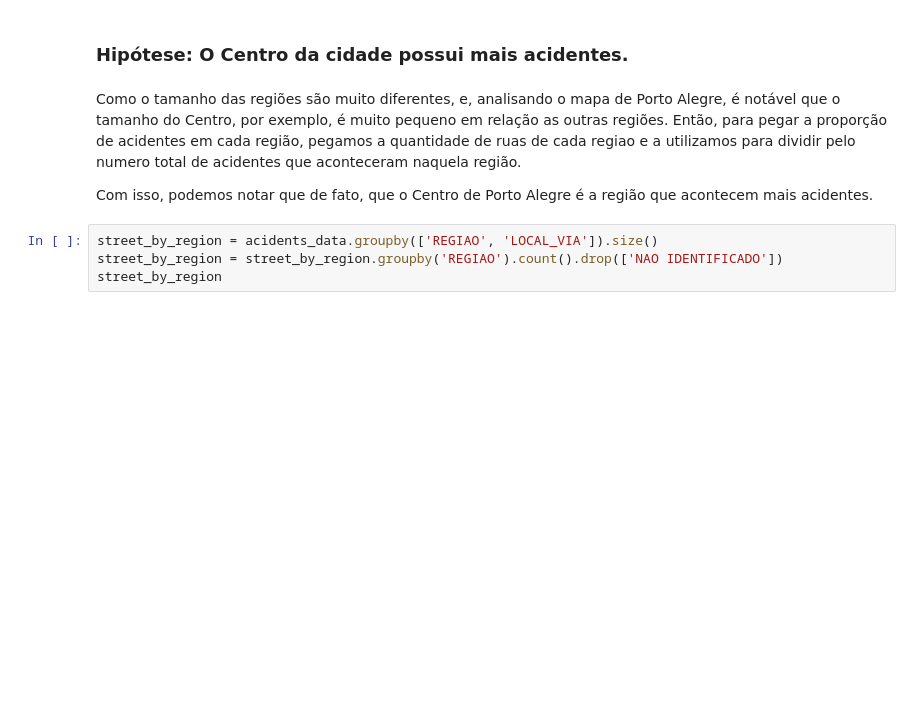
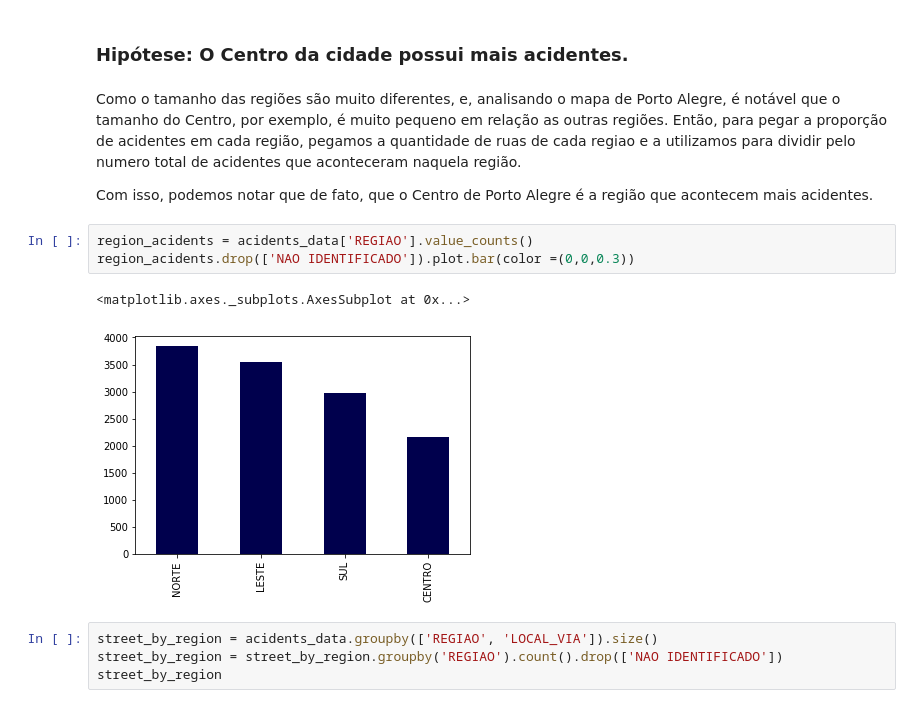
Before and after one commit to if1015-datascience-ufpe/2018-2-projeto-data-lords, a Jupyter notebook: project.ipynb, the cells around one changed output. Saved outputs shown, nothing was run; the diff lists cells and outputs as text; blank space fills up the shorter version.

```diff
--- a/project.ipynb
+++ b/project.ipynb
@@ -842,6 +857,12 @@ number_acidents_month.plot.barh(color =(0,0,0.3), title='Quantidade de acidentes
 Como o tamanho das regiões são muito diferentes, e, analisando o mapa de Porto Alegre, é notável que o tamanho do Centro, por exemplo, é muito pequeno em relação as outras regiões. Então, para pegar a proporção de acidentes em cada região, pegamos a quantidade de ruas de cada regiao e a utilizamos para dividir pelo numero total de acidentes que aconteceram naquela região.
 
 Com isso, podemos notar que de fato, que o Centro de Porto Alegre é a região que acontecem mais acidentes.
+# %%
+region_acidents = acidents_data['REGIAO'].value_counts()
+region_acidents.drop(['NAO IDENTIFICADO']).plot.bar(color =(0,0,0.3))
+# %% [output]
+<matplotlib.axes._subplots.AxesSubplot at 0x...>
+[figure, added]
 # %%
 street_by_region = acidents_data.groupby(['REGIAO', 'LOCAL_VIA']).size()
 street_by_region = street_by_region.groupby('REGIAO').count().drop(['NAO IDENTIFICADO'])
```
Also changed, not shown: parts of 9 cells of this notebook, 3 other files.
